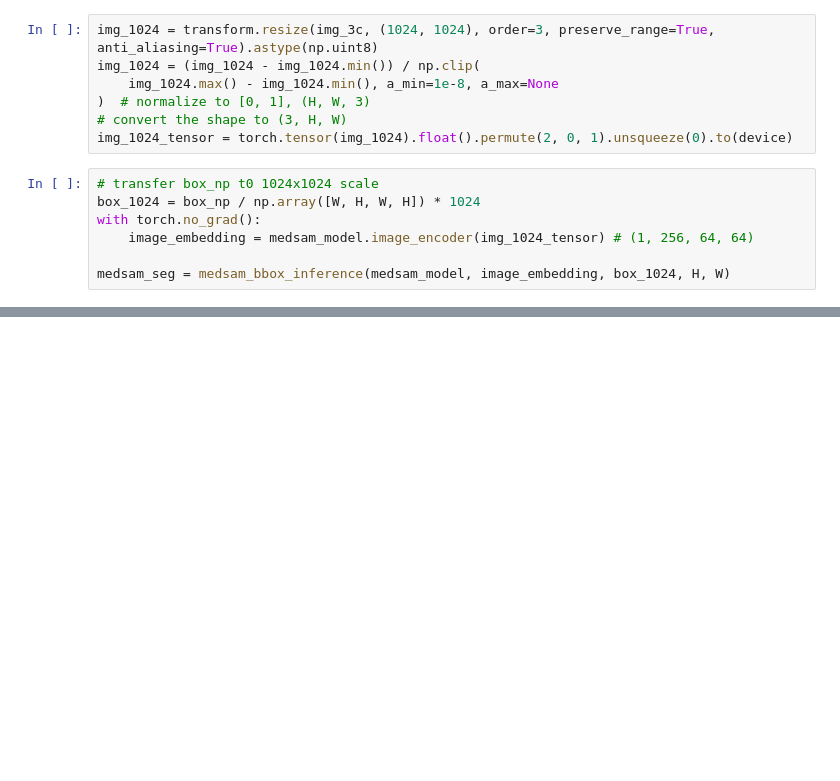
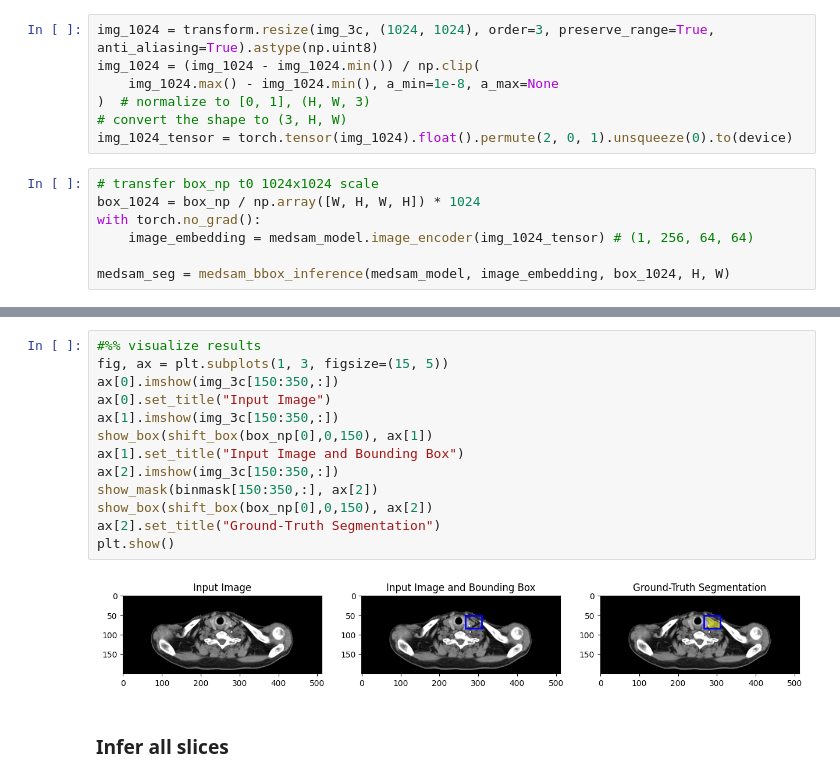
Before and after one commit to sharkovsky/aires-ganglionnaires, a Jupyter notebook: medsam/medsam-rpa.ipynb, the cells around one changed output, grey strips where cells are left out. Saved outputs shown, nothing was run; the diff lists cells and outputs as text; blank space fills up the shorter version.

```diff
--- a/medsam/medsam-rpa.ipynb
+++ b/medsam/medsam-rpa.ipynb
@@ -355,0 +405,17 @@ plt.show()
+# %%
+#%% visualize results
+fig, ax = plt.subplots(1, 3, figsize=(15, 5))
+ax[0].imshow(img_3c[150:350,:])
+ax[0].set_title("Input Image")
+ax[1].imshow(img_3c[150:350,:])
+show_box(shift_box(box_np[0],0,150), ax[1])
+ax[1].set_title("Input Image and Bounding Box")
+ax[2].imshow(img_3c[150:350,:])
+show_mask(binmask[150:350,:], ax[2])
+show_box(shift_box(box_np[0],0,150), ax[2])
+ax[2].set_title("Ground-Truth Segmentation")
+plt.show()
+# %% [output]
+[figure, added]
+# %% [markdown]
+### Infer all slices
```
Also changed, not shown: parts of 20 cells of this notebook, 1 other file.
